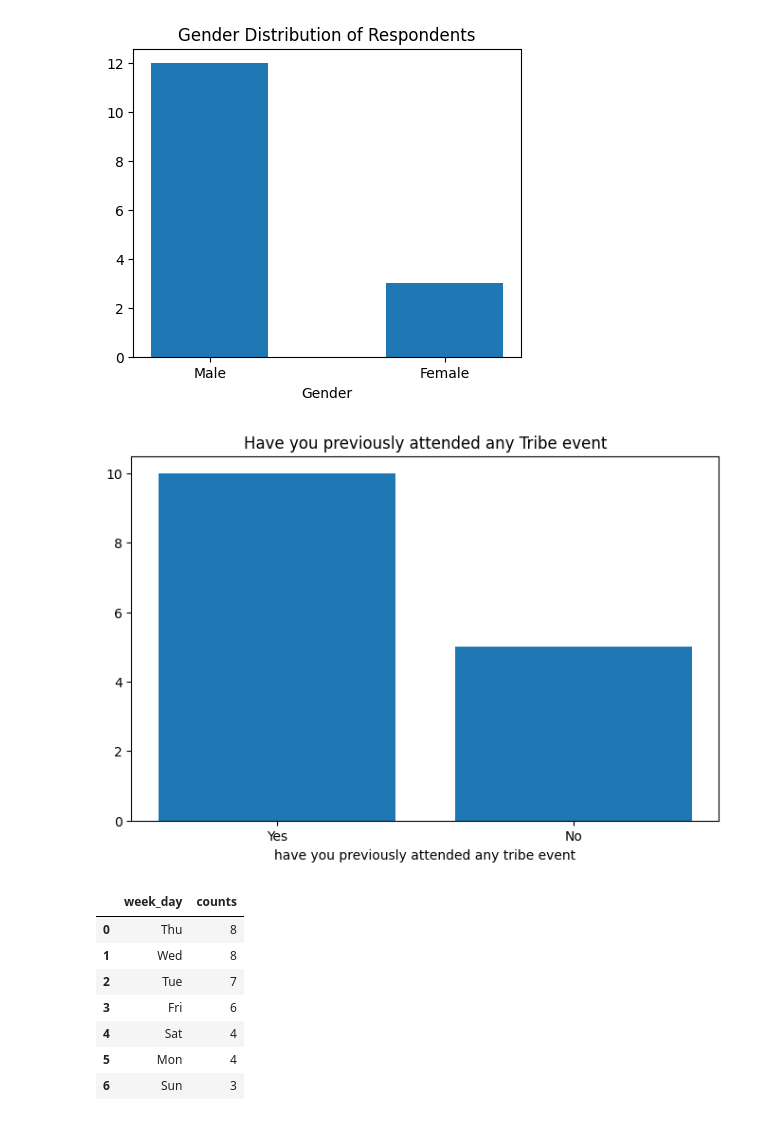
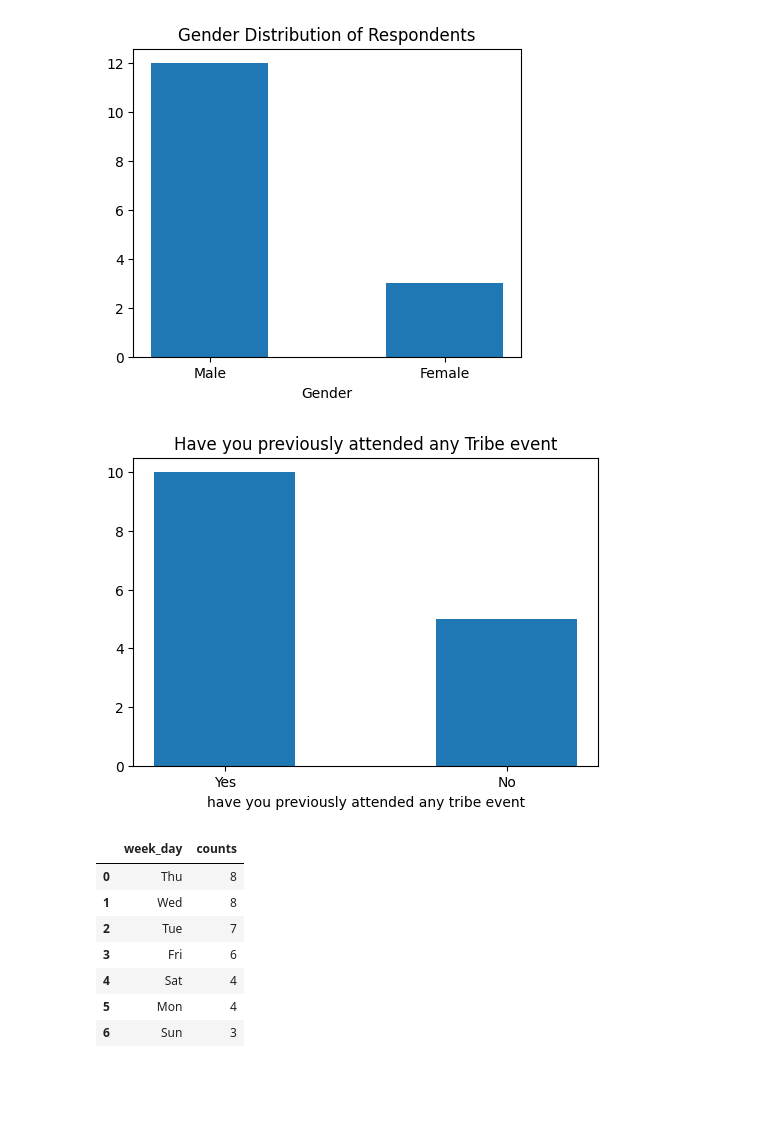
Before and after one commit to djibril968/Tribe_related_projects, a Jupyter notebook: spring_events_analytics.ipynb, the cells around one changed output. Saved outputs shown, nothing was run; the diff lists cells and outputs as text; code cells hidden in the pictures; blank space fills up the shorter version.

```diff
--- a/spring_events_analytics.ipynb
+++ b/spring_events_analytics.ipynb
@@ -326,14 +326,14 @@ plt.show()
 # %%
 #Have you previously attended any Tribe event
 prev_event_att
-plt.figure(figsize= (8, 5))
+plt.figure(figsize= (6, 4))
 plt.bar(prev_event_att['Have you previously attended any events organized by Tribe?']
-        , prev_event_att['counts'])
+        , prev_event_att['counts'], width= 0.5)
 plt.xlabel('have you previously attended any tribe event')
 plt.title('Have you previously attended any Tribe event')
 plt.show()
 # %% [output]
-[figure, old version]
+[figure, new version]
 # %%
 day_pref.rename(columns={'What day of the week are most convenient for you to attend events?': 'week_day'}, inplace= True)
 # %%
```
Also changed, not shown: parts of 3 cells of this notebook.
